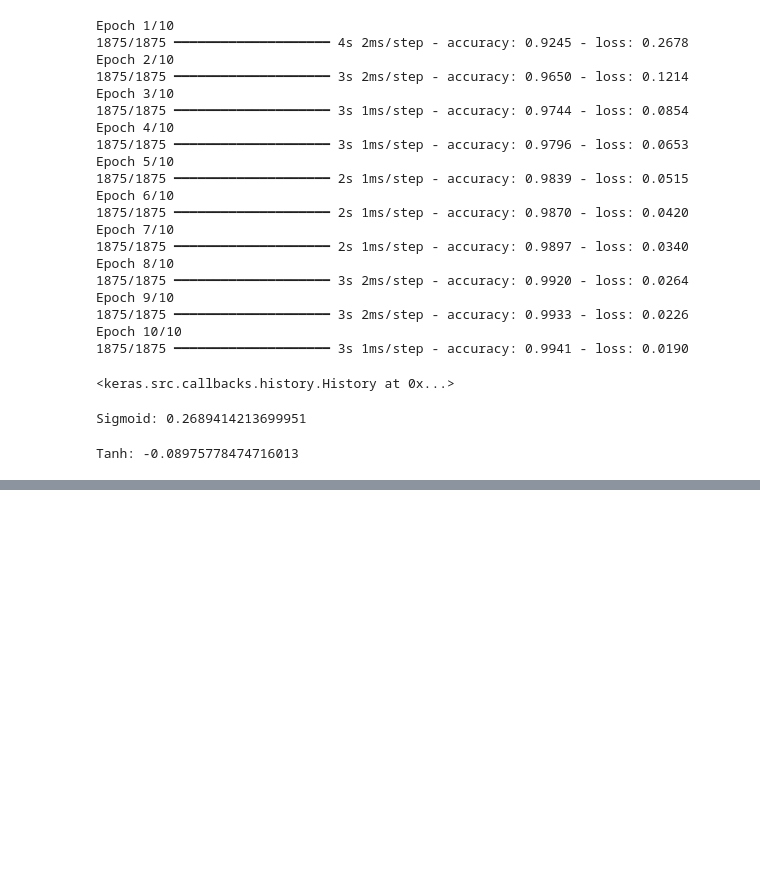
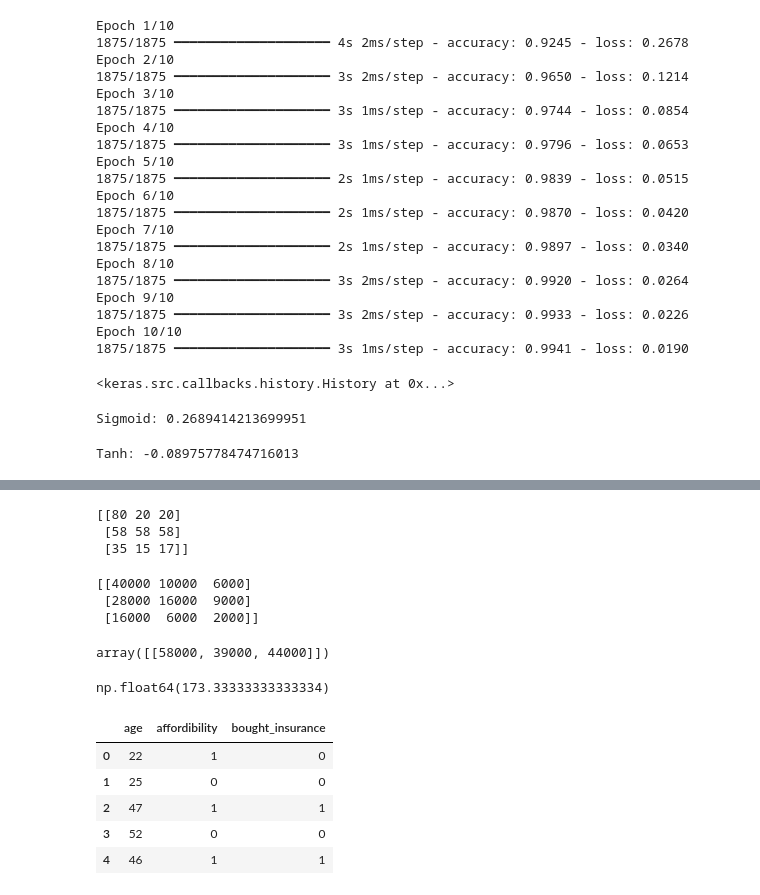
Before and after one commit to ADITYAGUPTAx/Deep-Learning, a Jupyter notebook: Deep learning.ipynb, the cells around one changed output, grey strips where cells are left out. Drawn from its saved outputs; the diff is of its cells as text; code cells hidden in the pictures; blank space fills up the shorter version.

```diff
--- a/Deep learning.ipynb
+++ b/Deep learning.ipynb
@@ -199,0 +221,33 @@ Tanh: -0.08975778474716013
+# %%
+print(rev-exp)
+# %% [output]
+[[80 20 20]
+ [58 58 58]
+ [35 15 17]]
+# %%
+pp=np.array([[400,200,100]])
+print(pp*rev)
+# %% [output]
+[[40000 10000  6000]
+ [28000 16000  9000]
+ [16000  6000  2000]]
+# %%
+np.dot(pp,rev)
+# %% [output]
+array([[58000, 39000, 44000]])
+# %%
+np.mean(np.abs(pp-rev))
+# %% [output]
+np.float64(173.33333333333334)
+# %%
+import pandas as pd
+
+df=pd.read_csv("insurance_data.csv")
+df.head()
+# %% [output]
+|  | age | affordibility | bought_insurance |
+| 0 | 22 | 1 | 0 |
+| 1 | 25 | 0 | 0 |
+| 2 | 47 | 1 | 1 |
+| 3 | 52 | 0 | 0 |
+| 4 | 46 | 1 | 1 |
```
Also changed, not shown: parts of 31 cells of this notebook, 3 other files.
